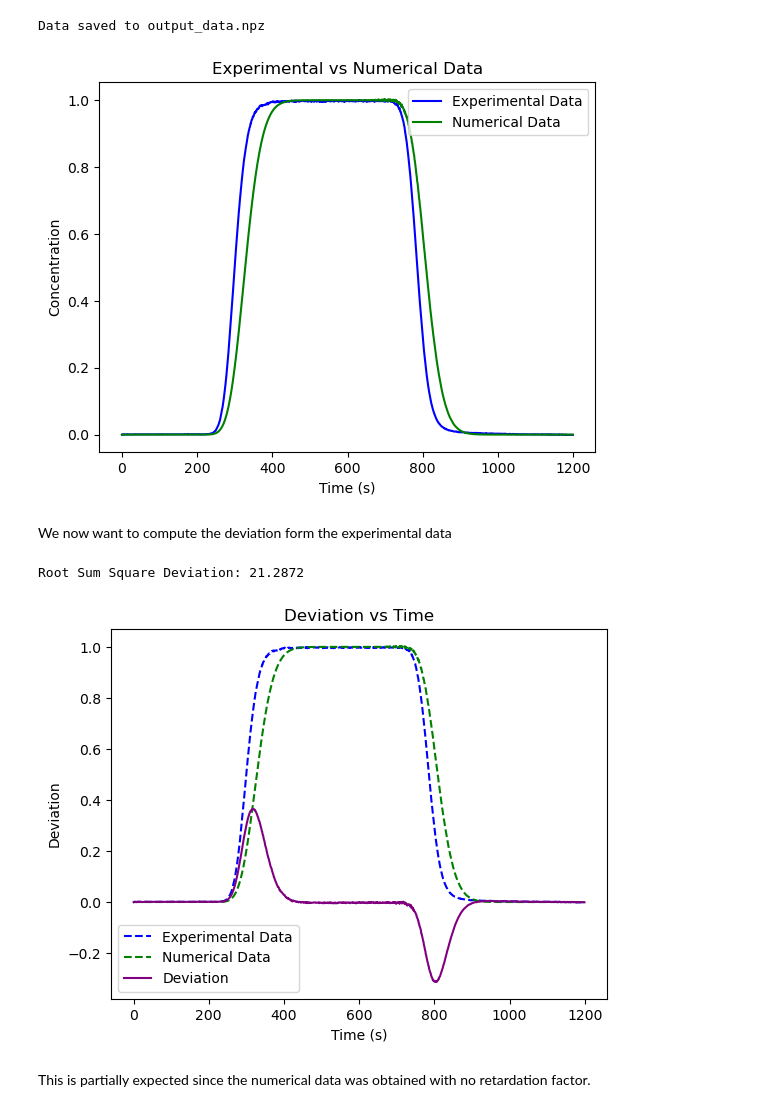
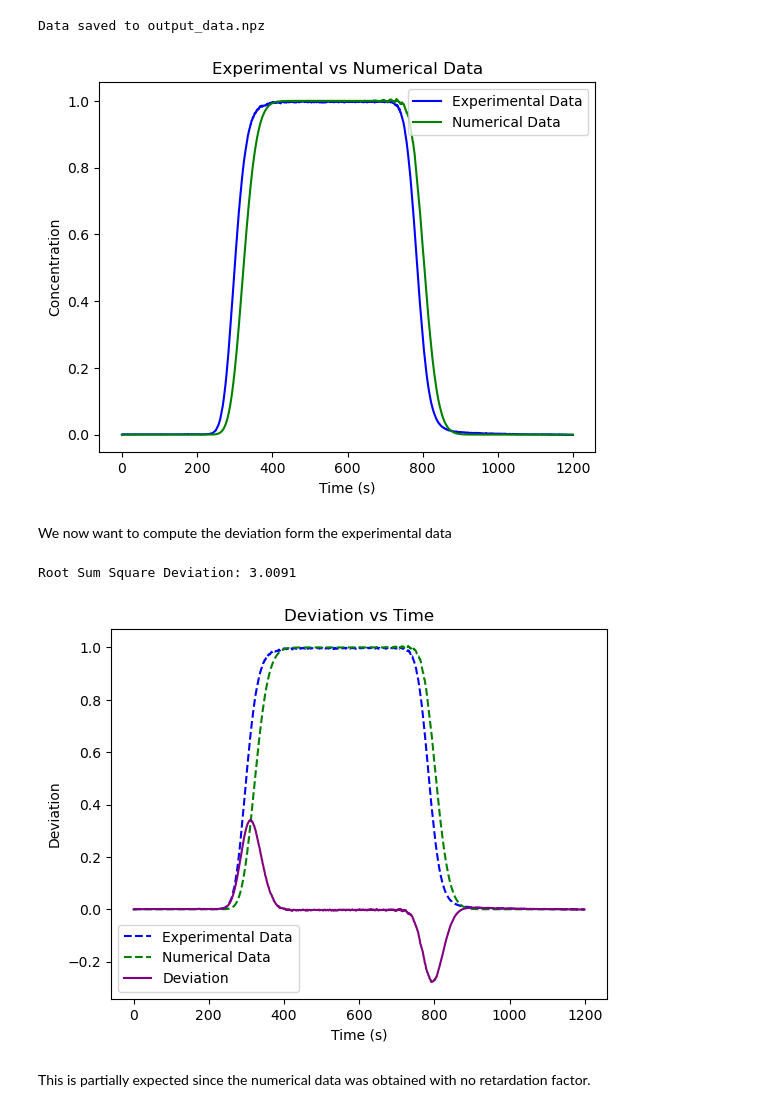
Before and after one commit to simo-pagliu/Magistrale, a Jupyter notebook: Transport of Radioactive Contaminants/Transport.ipynb, the cells around one changed output. Drawn from its saved outputs; the diff is of its cells as text; code cells hidden in the pictures.

```diff
--- a/Transport of Radioactive Contaminants/Transport.ipynb
+++ b/Transport of Radioactive Contaminants/Transport.ipynb
@@ -406,35 +463,38 @@ numerical = []
 with open(filename, 'r') as file:
     for line in file:
         # Skip empty lines
         if line.strip() == "":
             continue
-
+        # Divide line by comma
+        parts = line.split(',')
+        # Get the second column
+        line = parts[1]
         # Convert to float
         line = float(line.strip())
 
         if line < 1e-6:
             line = 0.0
 
         # Append to the list
         numerical.append(line)
 
 # Add 60 points to the beginning of the numerical data
 # This is needed since the injection in the experiment happends after 60 seconds
 # and the numerical data starts from 0
 numerical = [0.0] * 60 + numerical
 # Cut the last 60 points to make them the same length as the experimental data
 numerical = numerical[1:-61]
 
 # Plot
 plt.plot(Concentration, label='Experimental Data', color='blue')
 plt.plot(numerical, label='Numerical Data', color='green')
 plt.xlabel('Time (s)')
 plt.ylabel('Concentration')
 plt.title('Experimental vs Numerical Data')
 plt.legend()
 plt.show()
 # %% [output]
-[figure, old version]
+[figure, new version]
 # %% [markdown]
 We now want to compute the deviation form the experimental data
 # %%
@@ -447,7 +507,7 @@ for i in range(len(Concentration)):
 root_sum_square = np.sqrt(np.sum(np.array(deviation)**2))
 print(f"Root Sum Square Deviation: {(root_sum_square):.4f}")
 # %% [output]
-Root Sum Square Deviation: 21.2872
+Root Sum Square Deviation: 3.0091
 # %%
 deviation = (np.array(Concentration) - np.array(numerical) )
 # Plot the deviation
@@ -460,6 +520,6 @@ plt.title('Deviation vs Time')
 plt.legend()
 plt.show()
 # %% [output]
-[figure, old version]
+[figure, new version]
 # %% [markdown]
 This is partially expected since the numerical data was obtained with no retardation factor.
```
Also changed, not shown: parts of 5 cells of this notebook, 2 other files.
